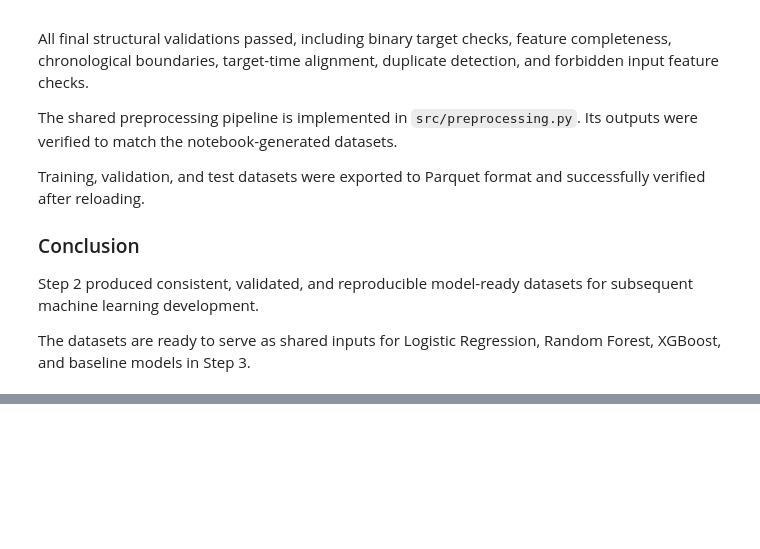
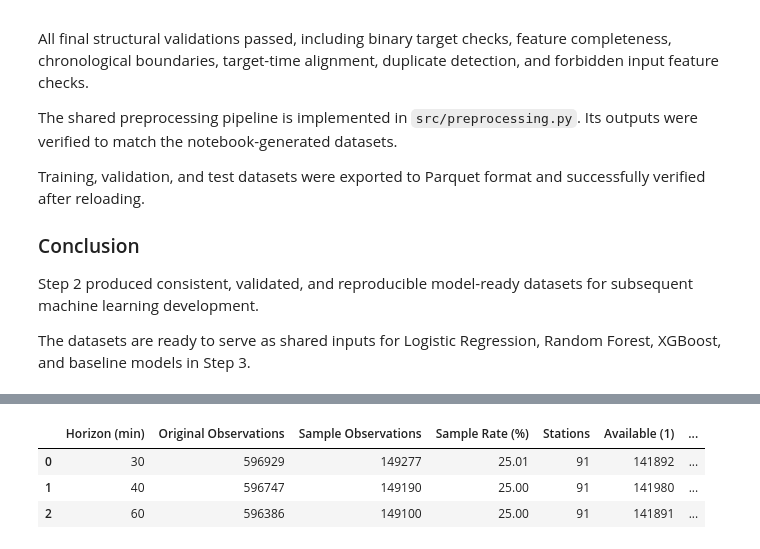
Before and after one commit to sametsav/VoltAhead, a Jupyter notebook: notebooks/05_preprocessing.ipynb, the cells around one changed output, grey strips where cells are left out. Saved outputs shown, nothing was run; the diff lists cells and outputs as text; code cells hidden in the pictures; blank space fills up the shorter version.

```diff
--- a/notebooks/05_preprocessing.ipynb
+++ b/notebooks/05_preprocessing.ipynb
@@ -2348,0 +2732,82 @@ The datasets are ready to serve as shared inputs for Logistic Regression, Random
+# %%
+
+# Use only the approved Model Fit period
+fit_df = internal_datasets["Model Fit"]
+
+# Create deterministic five-minute time-slot identifiers
+time_slots = (
+    (
+        fit_df["time"]
+        - pd.Timestamp("2022-12-01")
+    ).dt.total_seconds() // 300
+).astype("int64")
+
+# Retain every fourth timestamp (25% temporal sample)
+sample_mask = time_slots.mod(4).eq(0)
+
+development_sample = fit_df.loc[sample_mask].copy()
+
+# Summarize sampled observations by prediction horizon
+sample_results = []
+
+for horizon in prediction_horizons:
+
+    original = fit_df[
+        fit_df["prediction_horizon"] == horizon
+    ]
+
+    sampled = development_sample[
+        development_sample["prediction_horizon"] == horizon
+    ]
+
+    unavailable = int((sampled["target"] == 0).sum())
+    available = int((sampled["target"] == 1).sum())
+
+    sample_results.append({
+        "Horizon (min)": horizon,
+        "Original Observations": len(original),
+        "Sample Observations": len(sampled),
+        "Sample Rate (%)": round(
+            len(sampled) / len(original) * 100, 2
+        ),
+        "Stations": sampled["station_id"].nunique(),
+        "Available (1)": available,
+        "Unavailable (0)": unavailable,
+        "Unavailable Rate (%)": round(
+            unavailable / len(sampled) * 100, 2
+        )
+    })
+
+development_sample_summary = pd.DataFrame(sample_results)
+
+# Validate sample structure
+assert set(development_sample["prediction_horizon"].unique()) == {
+    30, 40, 60
+}
+
+assert development_sample["target"].isin([0, 1]).all()
+
+assert (
+    development_sample["target_time"]
+    < pd.Timestamp("2022-12-24")
+).all()
+
+assert (
+    development_sample_summary["Unavailable (0)"] > 0
+).all()
+
+# Display and export
+display(development_sample_summary)
+
+development_sample_summary.to_csv(
+    TABLES_DIR / "development_sample_summary.csv",
+    index=False
+)
+
+print("Development sample observations:", len(development_sample))
+print("Development sample validated successfully.")
+# %% [output]
+|  | Horizon (min) | Original Observations | Sample Observations | Sample Rate (%) | Stations | Available (1) | ... |
+| 0 | 30 | 596929 | 149277 | 25.01 | 91 | 141892 | ... |
+| 1 | 40 | 596747 | 149190 | 25.00 | 91 | 141980 | ... |
+| 2 | 60 | 596386 | 149100 | 25.00 | 91 | 141891 | ... |
```
Also changed, not shown: parts of 14 cells of this notebook, 6 other files.
